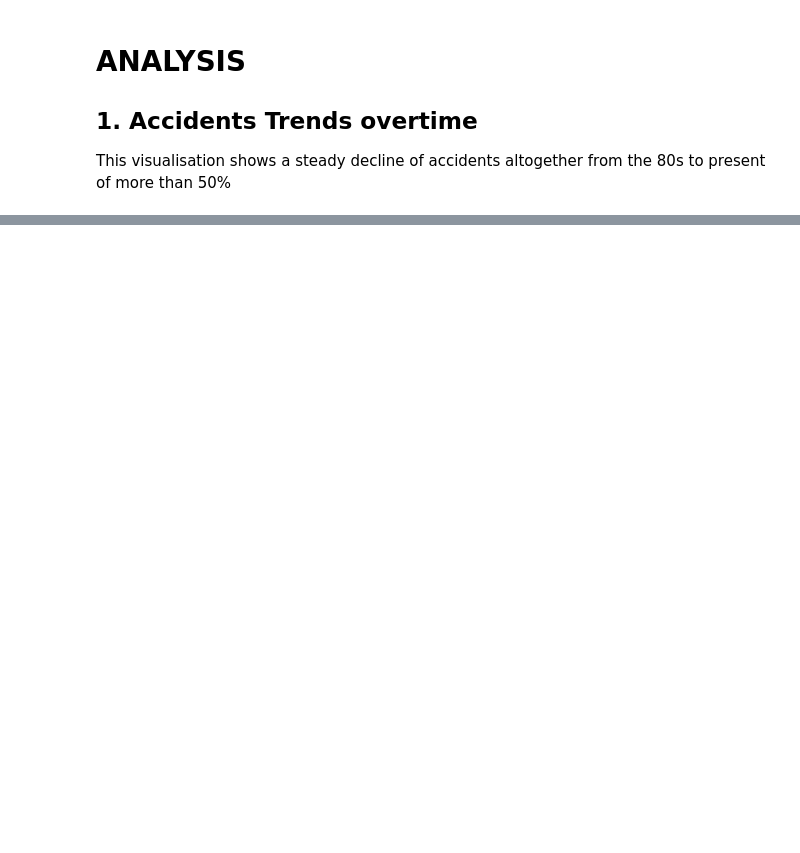
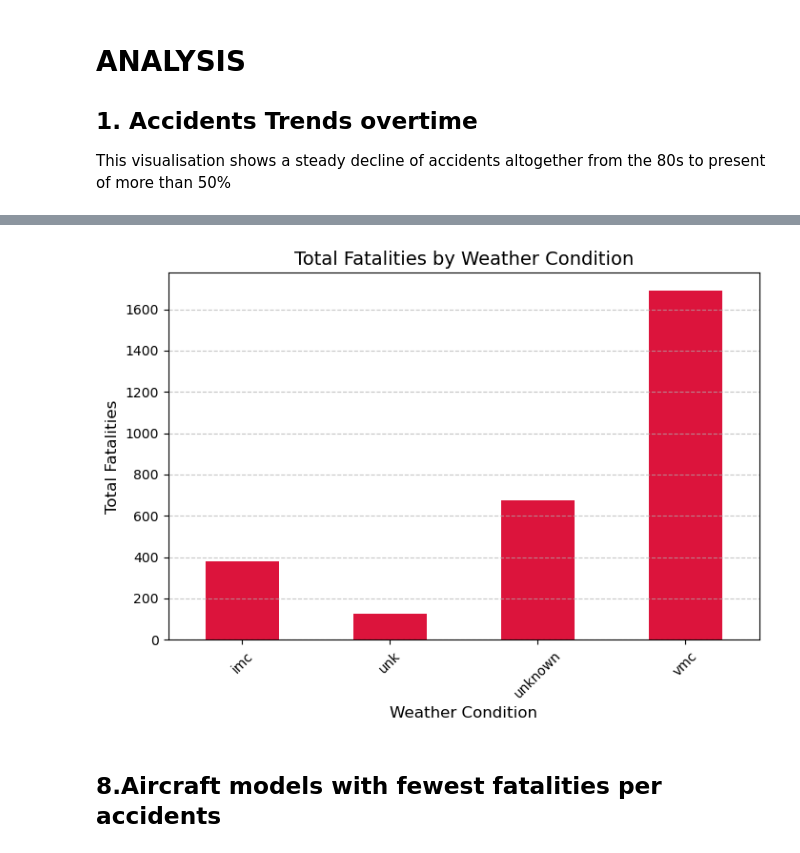
Before and after one commit to idreamofunicorns/Flight-Data-Analytics, a Jupyter notebook: Flight-Data-Analytics-Notebook.ipynb, the cells around one changed output, grey strips where cells are left out. Drawn from its saved outputs; the diff is of its cells as text; code cells hidden in the pictures; blank space fills up the shorter version.

```diff
--- a/Flight-Data-Analytics-Notebook.ipynb
+++ b/Flight-Data-Analytics-Notebook.ipynb
@@ -347,0 +464,18 @@ plt.show()
+# %%
+# Group by weather condition and calculate total fatalities
+fatalities_weather = df.groupby('weather_condition')['total_fatal_injuries'].sum()
+
+# Plot the relationship
+
+plt.figure(figsize=(8, 5))
+fatalities_weather.plot(kind='bar', color='crimson')
+plt.title('Total Fatalities by Weather Condition', fontsize=14)
+plt.xlabel('Weather Condition', fontsize=12)
+plt.ylabel('Total Fatalities', fontsize=12)
+plt.xticks(rotation=45)
+plt.grid(axis='y', linestyle='--', alpha=0.7)
+plt.show()
+# %% [output]
+[figure, added]
+# %% [markdown]
+## 8.Aircraft models with fewest fatalities per accidents
```
Also changed, not shown: parts of 34 cells of this notebook.
